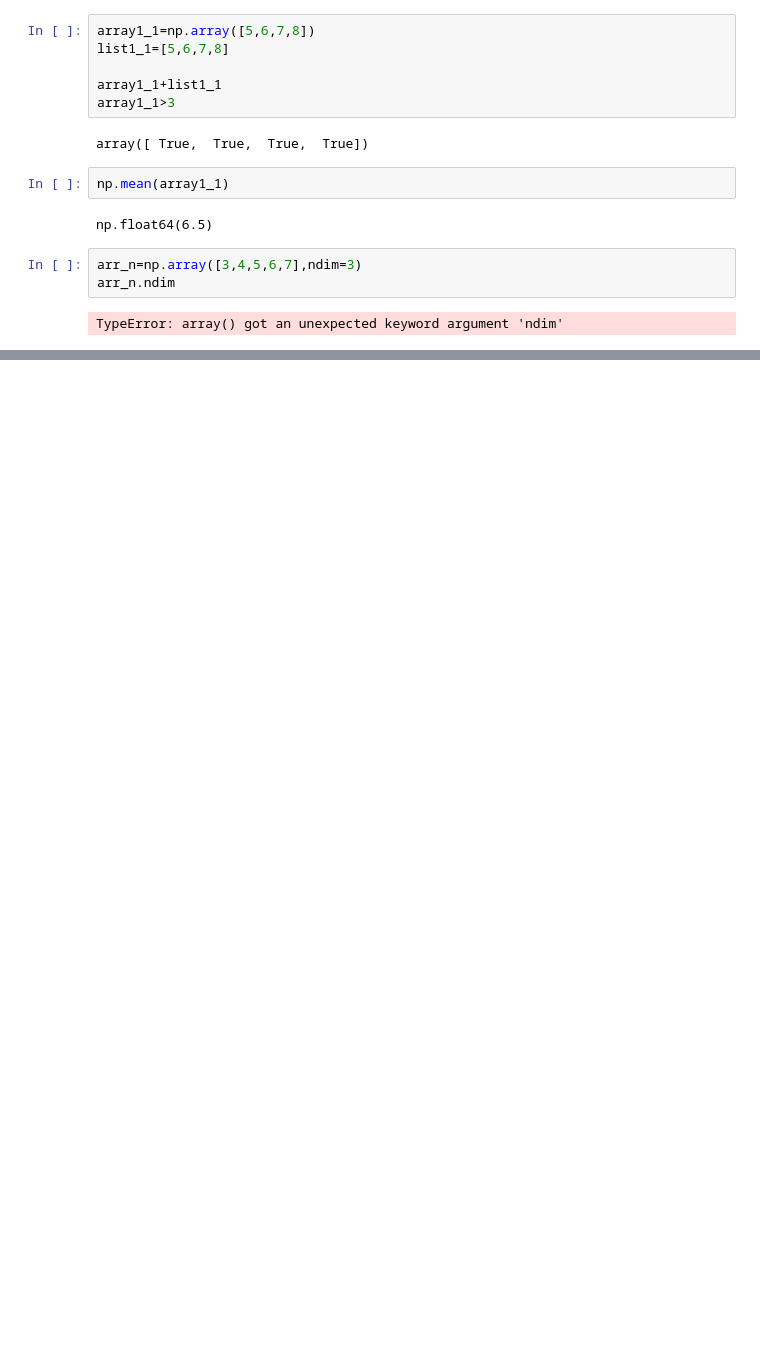
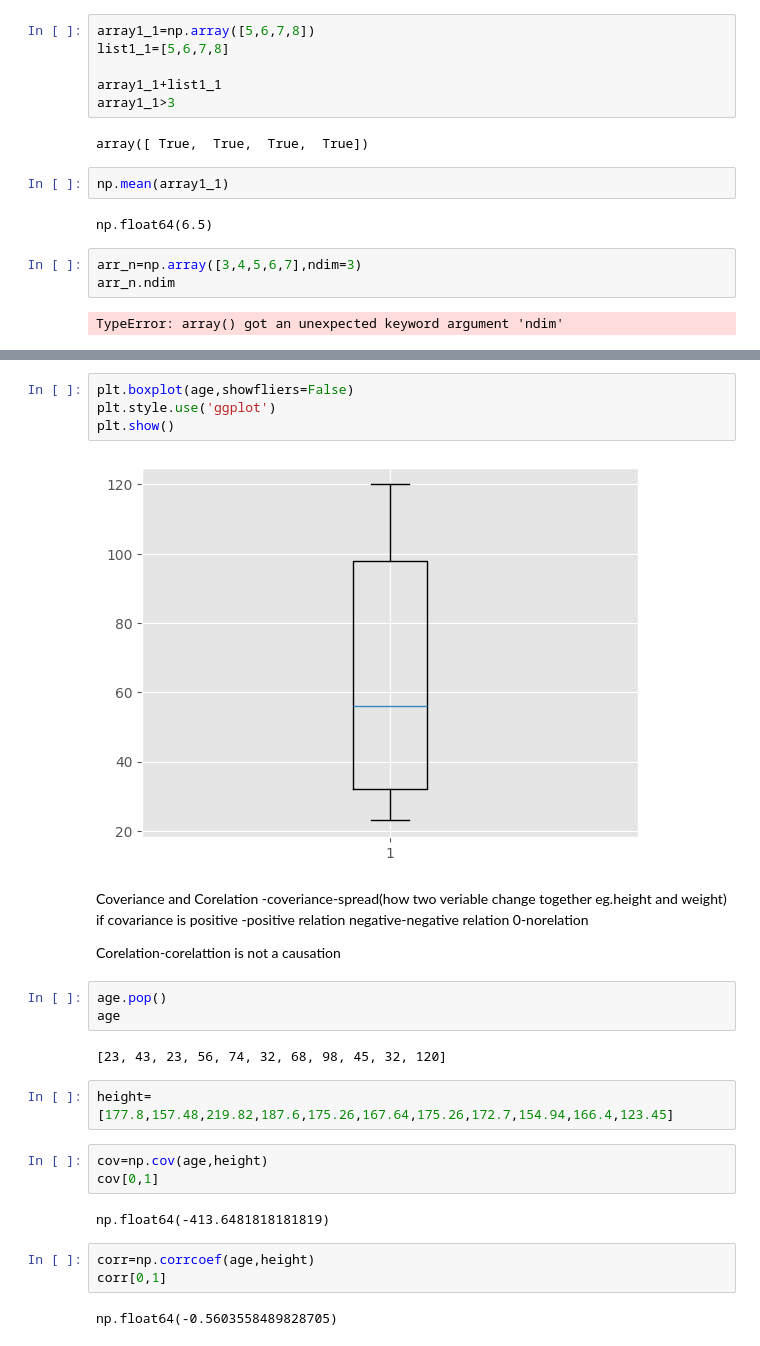
Before and after one commit to Star-obiero/Python-Basic, a Jupyter notebook: lab1.ipynb, the cells around one changed output, grey strips where cells are left out. Cells and saved outputs as stored; diff of their text form; blank space fills up the shorter version.

```diff
--- a/lab1.ipynb
+++ b/lab1.ipynb
@@ -128,0 +273,31 @@ TypeError: array() got an unexpected keyword argument 'ndim'
+# %%
+plt.boxplot(age,showfliers=False)
+plt.style.use('ggplot')
+plt.show()
+# %% [output]
+[figure, added]
+# %% [markdown]
+Coveriance and Corelation
+-coveriance-spread(how two veriable change together eg.height and weight)
+if covariance is positive -positive relation
+negative-negative relation
+0-norelation
+
+Corelation-corelattion is not a causation
+# %%
+age.pop()
+age
+# %% [output]
+[23, 43, 23, 56, 74, 32, 68, 98, 45, 32, 120]
+# %%
+height=[177.8,157.48,219.82,187.6,175.26,167.64,175.26,172.7,154.94,166.4,123.45]
+# %%
+cov=np.cov(age,height)
+cov[0,1]
+# %% [output]
+np.float64(-413.6481818181819)
+# %%
+corr=np.corrcoef(age,height)
+corr[0,1]
+# %% [output]
+np.float64(-0.5603558489828705)
```
Also changed, not shown: parts of 60 cells of this notebook, 1 other file.
